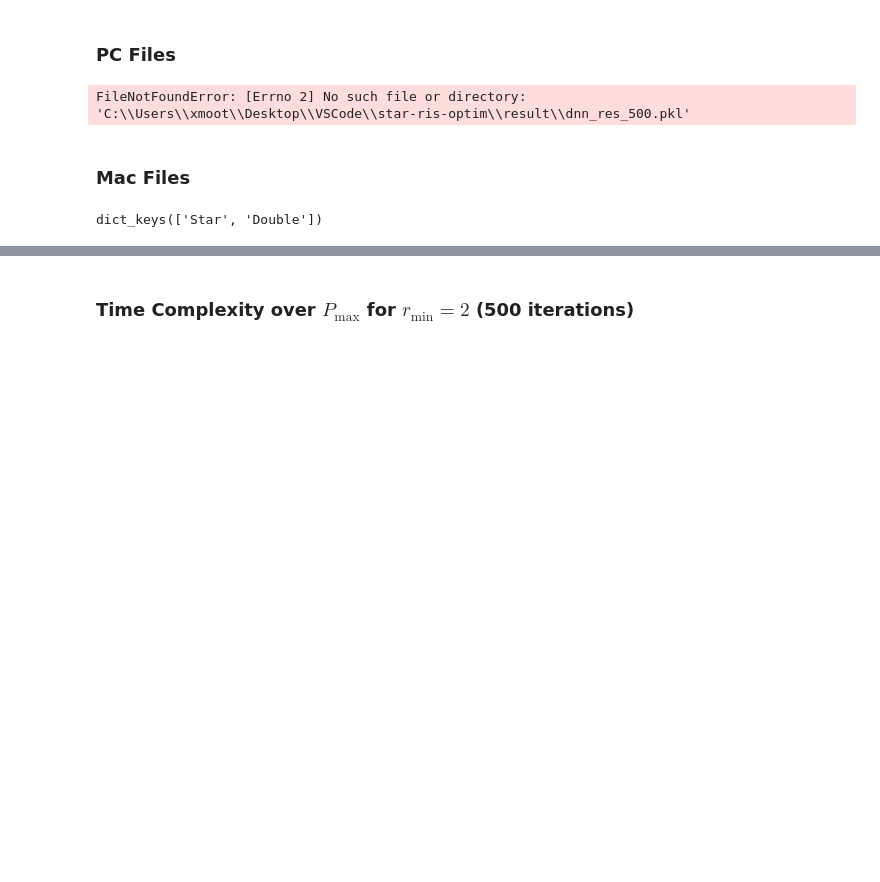
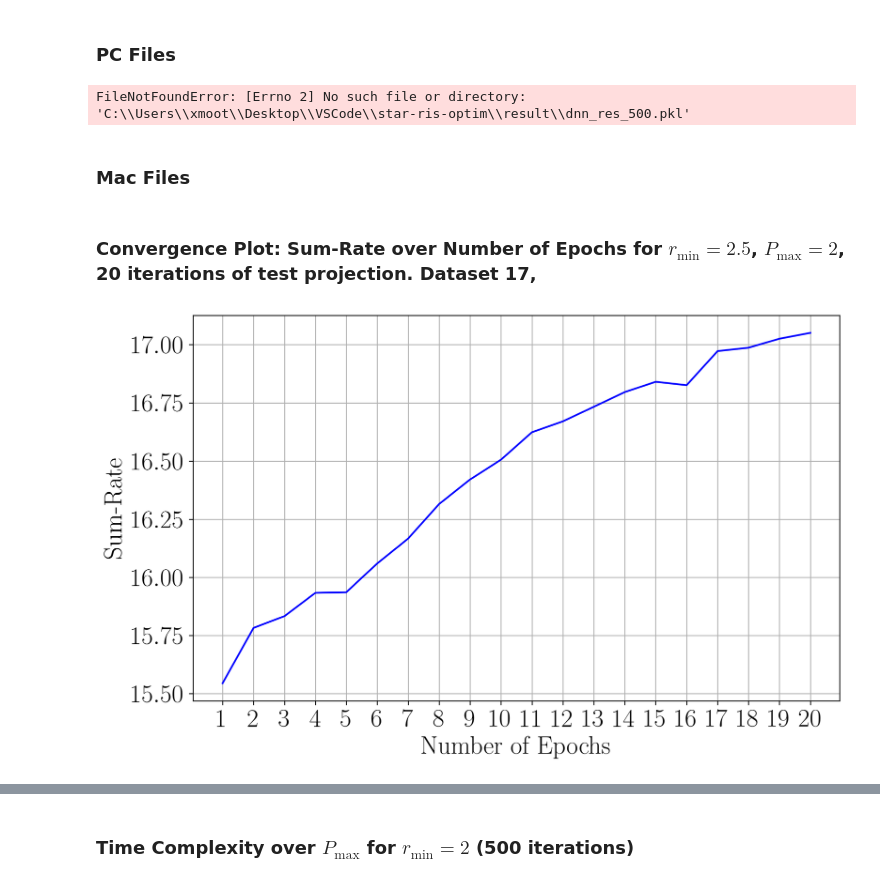
Before and after one commit to xmootoo/star-ris-depnet, a Jupyter notebook: plotting.ipynb, the cells around one changed output, grey strips where cells are left out. Cells and saved outputs as stored; diff of their text form; code cells hidden in the pictures; blank space fills up the shorter version.

Commit message:
Changed plots

```diff
--- a/plotting.ipynb
+++ b/plotting.ipynb
@@ -60,7 +60,41 @@ ga_res_300 = pickle.load(open(ga_300_p, 'rb'))
 # Time complexities
 dnn_time_500_p = "/Users/xaviermootoo/Documents/VScode/star-ris-depnet/result/dnn_time_p_500.pkl"
 dnn_time_500 = pickle.load(open(dnn_time_500_p, 'rb'))
-# %%
-dnn_time_500["6"]["Star"].keys()
-# %% [output]
-dict_keys(['Star', 'Double'])
+# %% [markdown]
+### Convergence Plot: Sum-Rate over Number of Epochs for $r_{\text{min}} =2.5$,  $P_{\text{max}} =2$, 20 iterations of test projection. Dataset 17,
+# %%
+test_sum_rate = [15.544881, 15.782781, 15.833259, 15.933355, 15.936318, 16.059851, 16.166970, 16.315320, 16.420632,
+                 16.505765, 16.623821, 16.670501, 16.733217, 16.796201, 16.840582, 16.825938, 16.972449, 16.986896,
+                 17.025704, 17.050888]
+x_values = range(1,21)
+
+plt.rcParams.update({
+    "text.usetex": True,
+    "text.latex.preamble": r"\usepackage{amsmath}",
+    "font.family": "serif"
+})
+
+plt.figure(figsize=(10, 6), dpi=300)
+
+# Plotting the convergence data
+plt.plot(x_values, test_sum_rate, linestyle='-', color='blue', markersize=8, markeredgewidth=1.5)
+
+plt.xlabel('Number of Epochs', fontsize=22)
+plt.ylabel('Sum-Rate', fontsize=22)
+plt.tick_params(axis='x', labelsize=22)  # for x-axis
+plt.tick_params(axis='y', labelsize=22)  # for y-axis
+plt.xticks(x_values)
+
+
+# Show grid
+plt.grid(True)
+
+# Save plot
+save_path = "/Users/xaviermootoo/Documents/VScode/star-ris-depnet/New_Plots/500_iter/convergence_plot.png"
+plt.savefig(save_path, dpi=300)
+
+# Display the plot
+plt.show()
+plt.close()
+# %% [output]
+[figure, added]
```
Also changed, not shown: parts of 8 cells of this notebook, 11 other files.
